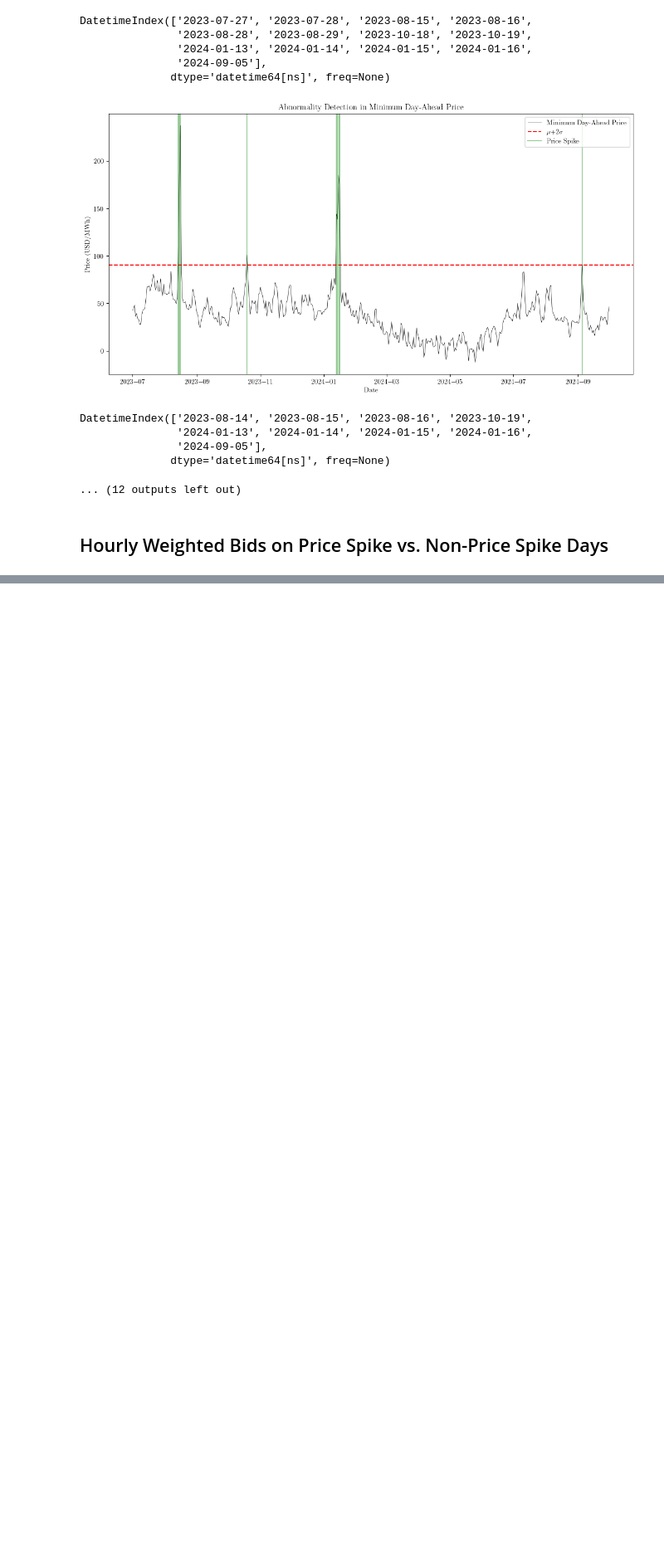
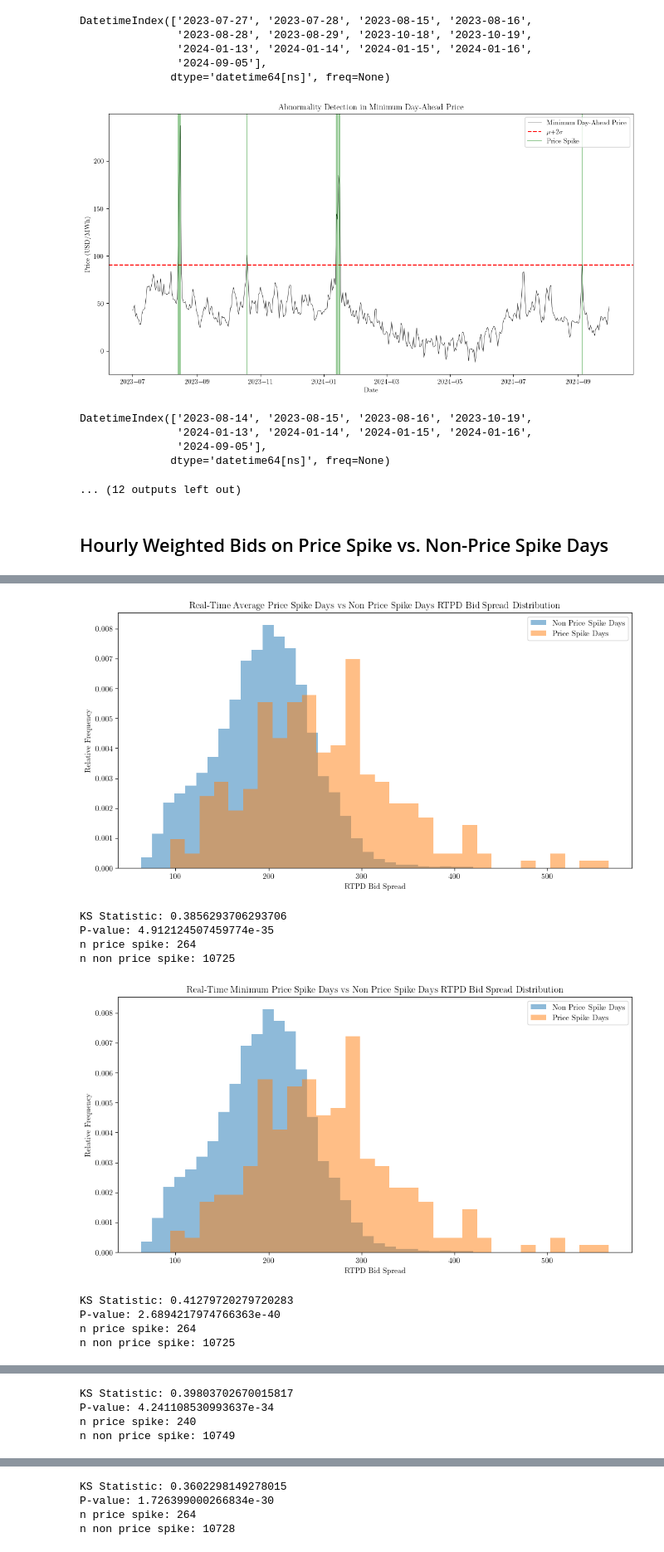
Before and after one commit to nmadev/CAISO-EnergyStorage, a Jupyter notebook: CAISO_ES_BIDS/CAISO_ES_BID_FINAL_ANALYSIS.ipynb, the cells around one changed output, grey strips where cells are left out. Shown at 83% size. Drawn from its saved outputs; the diff is of its cells as text; code cells hidden in the pictures; blank space fills up the shorter version.

Commit message:
Added price spike day graphs

```diff
--- a/CAISO_ES_BIDS/CAISO_ES_BID_FINAL_ANALYSIS.ipynb
+++ b/CAISO_ES_BIDS/CAISO_ES_BID_FINAL_ANALYSIS.ipynb
@@ -449,0 +398,53 @@ n non price spike: 10776
+# %%
+plot_price_spike_distributions(
+    data=hourly_df,
+    spike_days=RTP_spike_days_avg,
+    market="rtpd",
+    spike_days_description="Real-Time Average",
+)
+
+plot_price_spike_distributions(
+    data=hourly_df,
+    spike_days=RTP_spike_days_min,
+    market="rtpd",
+    spike_days_description="Real-Time Minimum",
+)
+
+plot_price_spike_distributions(
+    data=hourly_df,
+    spike_days=RTP_spike_days_max,
+    market="rtpd",
+    spike_days_description="Real-Time Maximum",
+)
+
+plot_price_spike_distributions(
+    data=hourly_df,
+    spike_days=DAP_spike_days_avg,
+    market="ifm",
+    spike_days_description="Day-Ahead Average",
+)
+
+plot_price_spike_distributions(
+    data=hourly_df,
+    spike_days=DAP_spike_days_min,
+    market="ifm",
+    spike_days_description="Day-Ahead Minimum",
+)
+
+plot_price_spike_distributions(
+    data=hourly_df,
+    spike_days=DAP_spike_days_max,
+    market="ifm",
+    spike_days_description="Day-Ahead Maximum",
+)
+# %% [output]
+[figure, added]
+KS Statistic: 0.3856293706293706
+P-value: 4.912124507459774e-35
+n price spike: 264
+n non price spike: 10725
+[figure, added]
+KS Statistic: 0.41279720279720283
+P-value: 2.6894217974766363e-40
+n price spike: 264
+n non price spike: 10725
@@ -449,0 +452,4 @@ n non price spike: 10776
+KS Statistic: 0.39803702670015817
+P-value: 4.241108530993637e-34
+n price spike: 240
+n non price spike: 10749
@@ -449,0 +457,4 @@ n non price spike: 10776
+KS Statistic: 0.3602298149278015
+P-value: 1.726399000266834e-30
+n price spike: 264
+n non price spike: 10728
```
Also changed, not shown: parts of 3 cells of this notebook.
